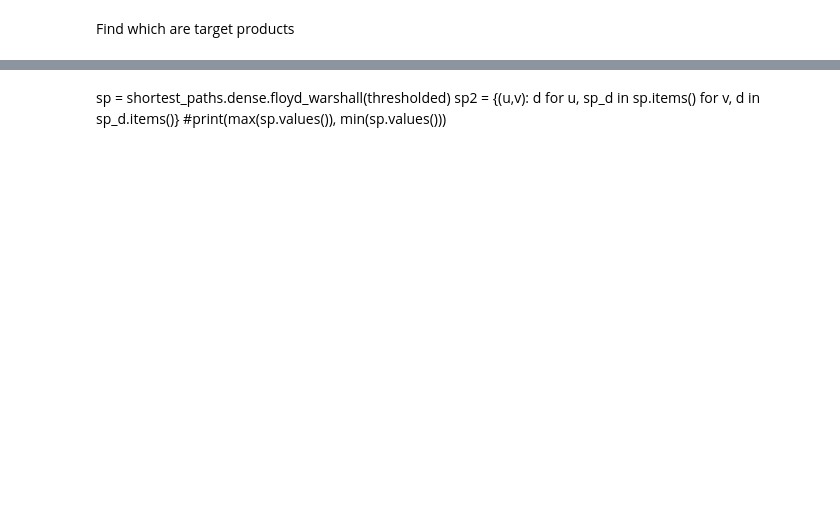
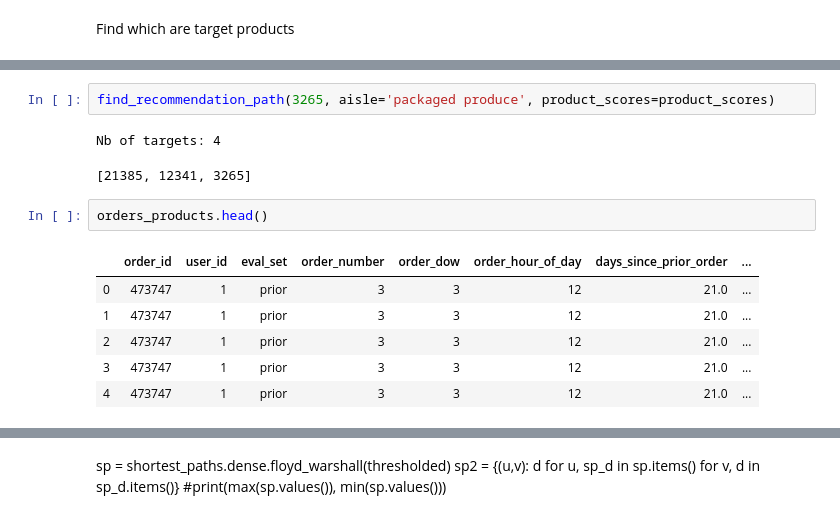
Before and after one commit to auriane81/epfl-ada-ada-2019-project-adax, a Jupyter notebook: project_Ariane_graph.ipynb, the cells around one changed output, grey strips where cells are left out. Drawn from its saved outputs; the diff is of its cells as text; blank space fills up the shorter version.

```diff
--- a/project_Ariane_graph.ipynb
+++ b/project_Ariane_graph.ipynb
@@ -664,2 +715,16 @@ def find_recommendation_path(source_id, G=None, aisle=None, health_thresh=1.5, h
         path.append(orig)
     return path
+# %%
+find_recommendation_path(3265, aisle='packaged produce', product_scores=product_scores)
+# %% [output]
+Nb of targets: 4
+[21385, 12341, 3265]
+# %%
+orders_products.head()
+# %% [output]
+|  | order_id | user_id | eval_set | order_number | order_dow | order_hour_of_day | days_since_prior_order | ... |
+| 0 | 473747 | 1 | prior | 3 | 3 | 12 | 21.0 | ... |
+| 1 | 473747 | 1 | prior | 3 | 3 | 12 | 21.0 | ... |
+| 2 | 473747 | 1 | prior | 3 | 3 | 12 | 21.0 | ... |
+| 3 | 473747 | 1 | prior | 3 | 3 | 12 | 21.0 | ... |
+| 4 | 473747 | 1 | prior | 3 | 3 | 12 | 21.0 | ... |
```
Also changed, not shown: parts of 47 cells of this notebook.
